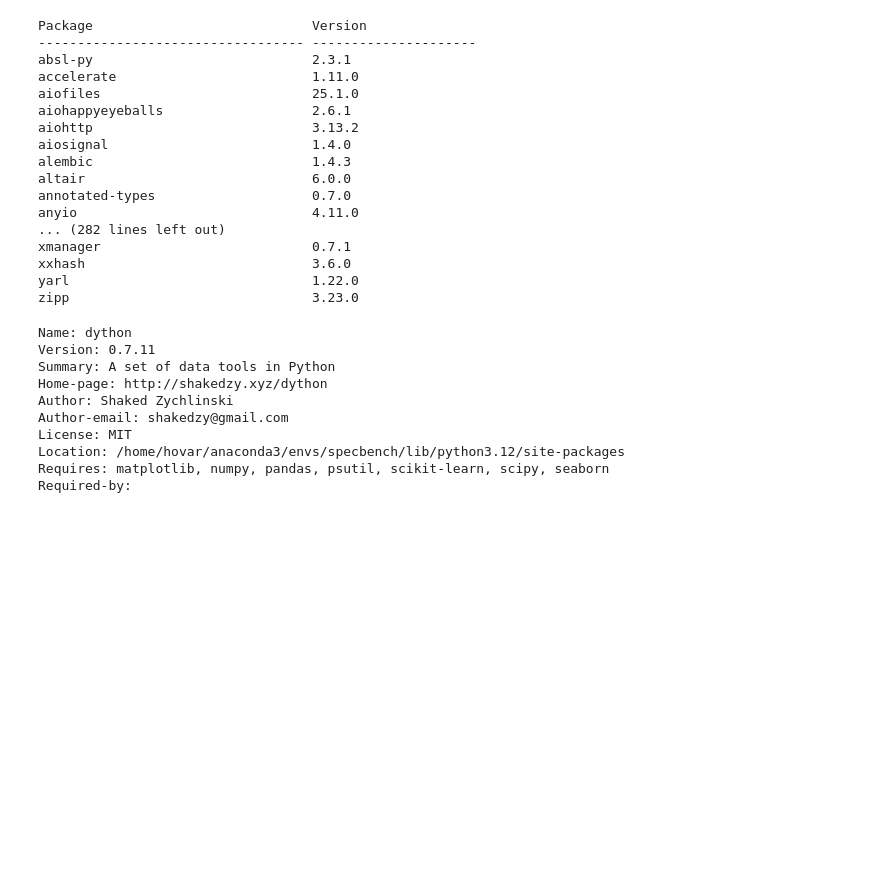
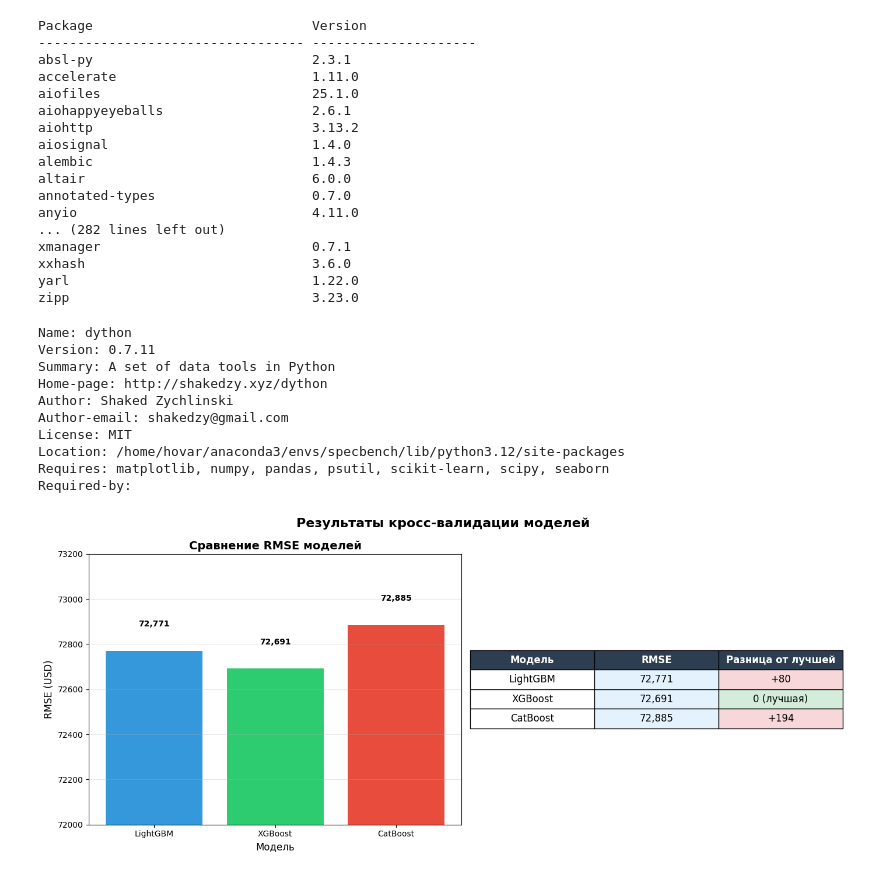
Before and after one commit to chesnokoff/Regression-of-Used-Car-Prices, a Jupyter notebook: car_predictions.ipynb, the cells around one changed output. Saved outputs shown, nothing was run; the diff lists cells and outputs as text; code cells hidden in the pictures; blank space fills up the shorter version.

```diff
--- a/car_predictions.ipynb
+++ b/car_predictions.ipynb
@@ -1079,3 +1038,99 @@ License: MIT
 Location: /home/hovar/anaconda3/envs/specbench/lib/python3.12/site-packages
 Requires: matplotlib, numpy, pandas, psutil, scikit-learn, scipy, seaborn
 Required-by:
+# %%
+import matplotlib.pyplot as plt
+import numpy as np
+
+rmse_values = {
+    'LightGBM': 72771.25,
+    'XGBoost': 72691.49,
+    'CatBoost': 72884.58
+}
+
+fig, (ax1, ax2) = plt.subplots(1, 2, figsize=(14, 6))
+
+models = list(rmse_values.keys())
+rmse_scores = list(rmse_values.values())
+
+bars = ax1.bar(models, rmse_scores, color=['#3498db', '#2ecc71', '#e74c3c'])
+ax1.set_title('Сравнение RMSE моделей', fontsize=14, fontweight='bold')
+ax1.set_xlabel('Модель', fontsize=12)
+ax1.set_ylabel('RMSE (USD)', fontsize=12)
+ax1.set_ylim(72000, 73200)
+ax1.grid(axis='y', alpha=0.3)
+
+for bar, score in zip(bars, rmse_scores):
+    height = bar.get_height()
+    ax1.text(bar.get_x() + bar.get_width()/2., height + 100,
+             f'{score:,.0f}', ha='center', va='bottom', fontweight='bold')
+
+ax2.axis('off')
+
+# Создаем таблицу
+table_data = [
+    ['Модель', 'RMSE', 'Разница от лучшей'],
+    ['LightGBM', '72,771', '+80'],
+    ['XGBoost', '72,691', '0 (лучшая)'],
+    ['CatBoost', '72,885', '+194']
+]
+
+# Создаем таблицу
+table = ax2.table(cellText=table_data, loc='center', cellLoc='center')
+table.auto_set_font_size(False)
+table.set_fontsize(12)
+table.scale(1, 2)
+
+# Стилизация ячеек таблицы
+for (i, j), cell in table.get_celld().items():
+    if i == 0:  # Заголовок
+        cell.set_facecolor('#2c3e50')
+        cell.set_text_props(color='white', weight='bold')
+    else:
+        if j == 2:  # Столбец с разницей
+            if '+' in cell.get_text().get_text():
+                cell.set_facecolor('#f8d7da')  # Красный для худших
+            else:
+                cell.set_facecolor('#d4edda')  # Зеленый для лучшей
+        elif j == 1:  # Столбец с RMSE
+            cell.set_facecolor('#e3f2fd')  # Голубой для значений RMSE
+
+# Вычисляем статистику
+mean_rmse = np.mean(rmse_scores)
+std_rmse = np.std(rmse_scores)
+best_model = min(rmse_values, key=rmse_values.get)
+best_score = min(rmse_scores)
+
+
+
+
+plt.suptitle('Результаты кросс-валидации моделей', fontsize=16, fontweight='bold')
+plt.tight_layout()
+plt.show()
+
+# Вывод в консоль
+print("\n" + "="*60)
+print("СРАВНЕНИЕ RMSE МОДЕЛЕЙ")
+print("="*60)
+
+print(f"\n{'Модель':<15} {'RMSE':<12} {'Разница от лучшей':<20} {'% от лучшей':<10}")
+print("-"*60)
+
+for model, score in rmse_values.items():
+    diff = score - best_score
+    percent_diff = (diff / best_score) * 100
+    print(f"{model:<15} {score:>10,.0f} {diff:>+10,.0f} ({percent_diff:>+5.2f}%)")
+
+print("-"*60)
+print(f"{'Среднее':<15} {mean_rmse:>10,.0f}")
+print(f"{'Лучшая':<15} {best_model:>15}")
+
+print("\n" + "="*60)
+print("ИНТЕРПРЕТАЦИЯ РЕЗУЛЬТАТОВ:")
+print("="*60)
+print("1. Все модели показывают схожие результаты (разница < 0.3%)")
+print("2. XGBoost немного лучше других (разница всего 80-194 USD)")
+print("3. Качество достаточно стабильное для ансамблирования")
+print("4. Средняя ошибка предсказания: ~$73,000")
+# %% [output]
+[figure, added]
```
Also changed, not shown: parts of 13 cells of this notebook, 7 other files.
